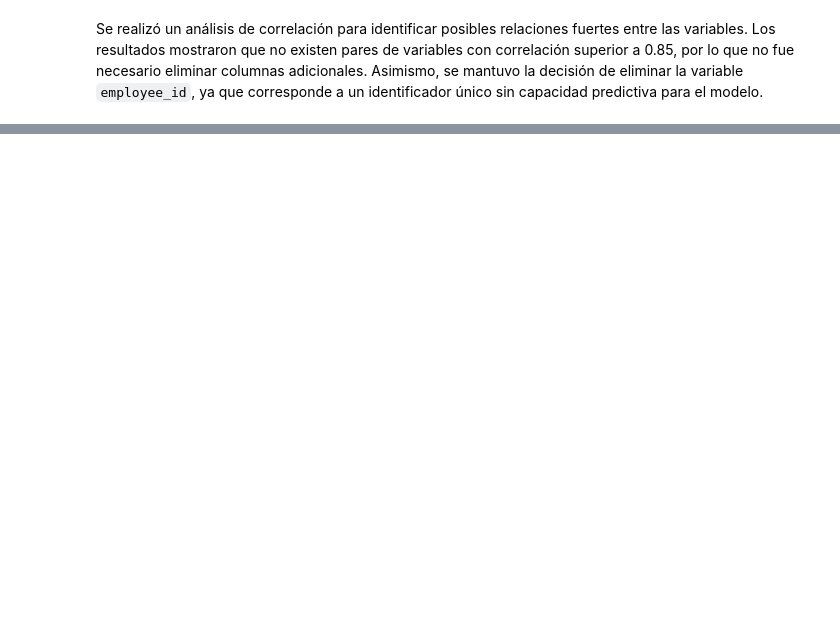
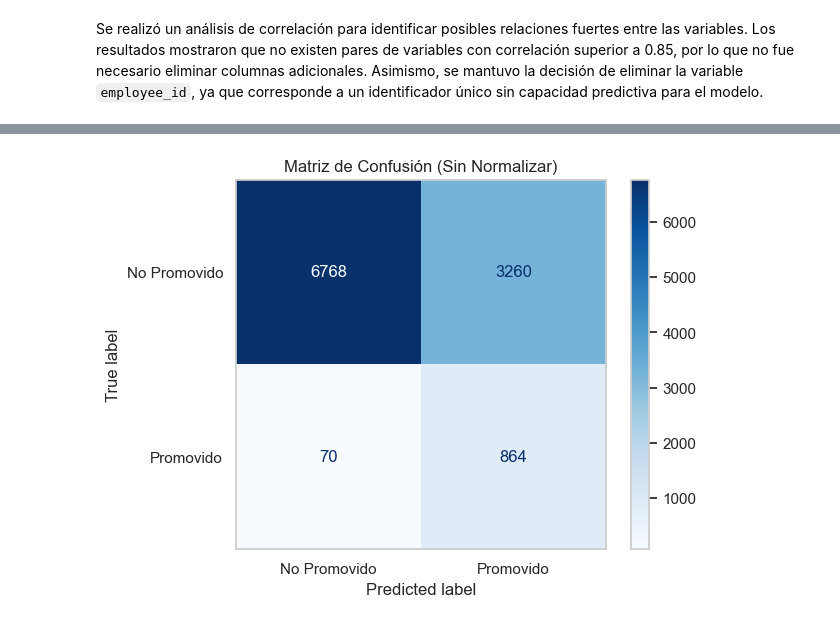
Before and after one commit to lMiaul/ML_TF, a Jupyter notebook: pipeline.ipynb, the cells around one changed output, grey strips where cells are left out. Cells and saved outputs as stored; diff of their text form; code cells hidden in the pictures; blank space fills up the shorter version.

Commit message:
feat: add model training workflow and data preparation functions to pipeline notebook

```diff
--- a/pipeline.ipynb
+++ b/pipeline.ipynb
@@ -610,0 +632,7 @@ Se realizó un análisis de correlación para identificar posibles relaciones fu
+# %%
+# CONSTANTES GLOBALES
+# ==============================================================================
+RANDOM_SEED = 42          # Para asegurar 100% de reproducibilidad
+CV_FOLDS = 5              # Número de pliegues para la validación cruzada
+TARGET_COL = 'is_promoted' # Nombre de la variable objetivo
+TEST_SIZE = 0.2           # Proporción del conjunto de prueba (20%)
@@ -610,0 +651,13 @@ Se realizó un análisis de correlación para identificar posibles relaciones fu
+# %%
+def split_data(X: pd.DataFrame, y: pd.Series):
+    """
+    Realiza la partición de los datos manteniendo la proporción de clases (estratificado).
+    """
+    # Uso de semilla para control de aleatoriedad
+    X_train, X_test, y_train, y_test = train_test_split(
+        X, y,
+        test_size=TEST_SIZE,
+        random_state=RANDOM_SEED,
+        stratify=y
+    )
+    return X_train, X_test, y_train, y_test
@@ -610,0 +844,66 @@ Se realizó un análisis de correlación para identificar posibles relaciones fu
+# %%
+# Estructura Condicional de flujo principal
+if __name__ == "__main__":
+    # Aseguramos que el dataframe 'df' se encuentra cargado previamente en el notebook
+    if 'df' in locals() or 'df' in globals():
+
+        print("--- INICIANDO PIPELINE DE MACHINE LEARNING ---")
+        # Tu 'df' ya está completamente limpio, escalado y con variables dummy.
+        # Recordando que TARGET_COL = 'is_promoted'
+
+        # 1. Preparación de los datos (Cambiamos df_model a df)
+        X, y = prepare_data(df, TARGET_COL)
+
+        # 2. Partición Estratificada
+        X_train, X_test, y_train, y_test = split_data(X, y)
+        print(f"Dimensiones de entrenamiento: X={X_train.shape}, y={y_train.shape}")
+        print(f"Dimensiones de prueba: X={X_test.shape}, y={y_test.shape}\n")
+
+
+        # ==============================================================
+        # 3. MODELO PRINCIPAL: Random Forest (Optimizado)
+        # ==============================================================
+        print("\n" + "="*50)
+        print("1️⃣ ENTRENANDO MODELO PRINCIPAL: RANDOM FOREST")
+        print("="*50)
+        random_search_model = build_model(X_train, y_train)
+
+        if random_search_model is not None:
+            # Umbral de 0.4 para priorizar el Recall
+            evaluate_model(random_search_model, X_test, y_test, threshold=0.4)
+        else:
+            print("Error grave: El modelo Random Forest no se pudo entrenar.")
+
+
+        # ==============================================================
+        # 4. MODELO DE COMPARACIÓN 1: Regresión Logística
+        # ==============================================================
+        print("\n" + "="*50)
+        print("2️⃣ ENTRENANDO MODELO DE COMPARACIÓN: REGRESIÓN LOGÍSTICA")
+        print("="*50)
+        lr_search_model = build_lr_model(X_train, y_train)
+
+        if lr_search_model is not None:
+            # Usamos el mismo umbral de 0.4 para tener una comparación justa
+            evaluate_model(lr_search_model, X_test, y_test, threshold=0.4)
+        else:
+            print("Error grave: El modelo de Regresión Logística no se pudo entrenar.")
+
+
+        # ==============================================================
+        # 5. MODELO DE COMPARACIÓN 2: Support Vector Machine (SVM)
+        # ==============================================================
+        print("\n" + "="*50)
+        print("3️⃣ ENTRENANDO MODELO DE COMPARACIÓN: SVM")
+        print("="*50)
+        svm_search_model = build_svm_model(X_train, y_train)
+
+        if svm_search_model is not None:
+            # Usamos el mismo umbral de 0.4 para tener una comparación justa
+            evaluate_model(svm_search_model, X_test, y_test, threshold=0.4)
+        else:
+            print("Error grave: El modelo SVM no se pudo entrenar.")
+
+    else:
+        print("El DataFrame 'df' no está definido. Asegúrese de ejecutar la celda de carga de datos previamente.")
+# %% [output]
@@ -610,0 +927 @@ Se realizó un análisis de correlación para identificar posibles relaciones fu
+[figure, added]
```
Also changed, not shown: parts of 12 cells of this notebook, 1 other file.
